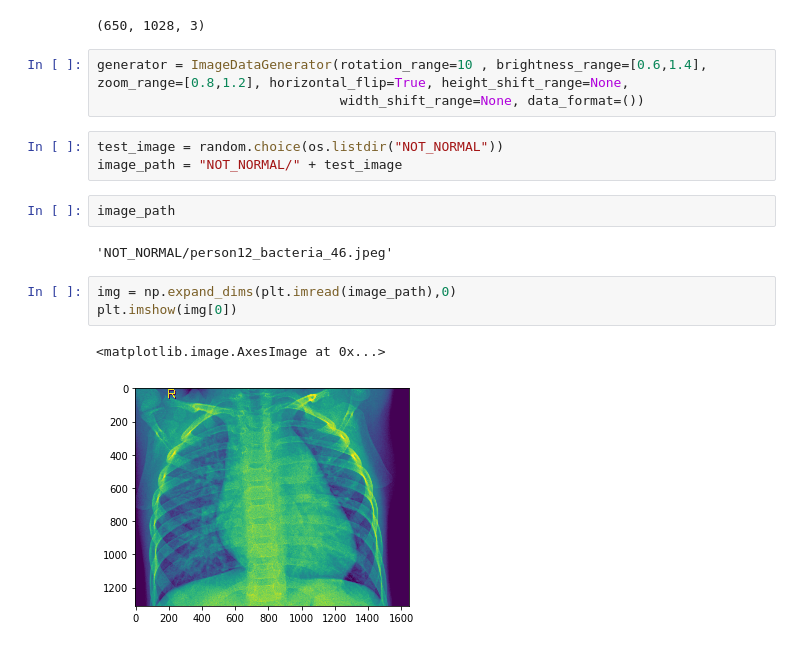
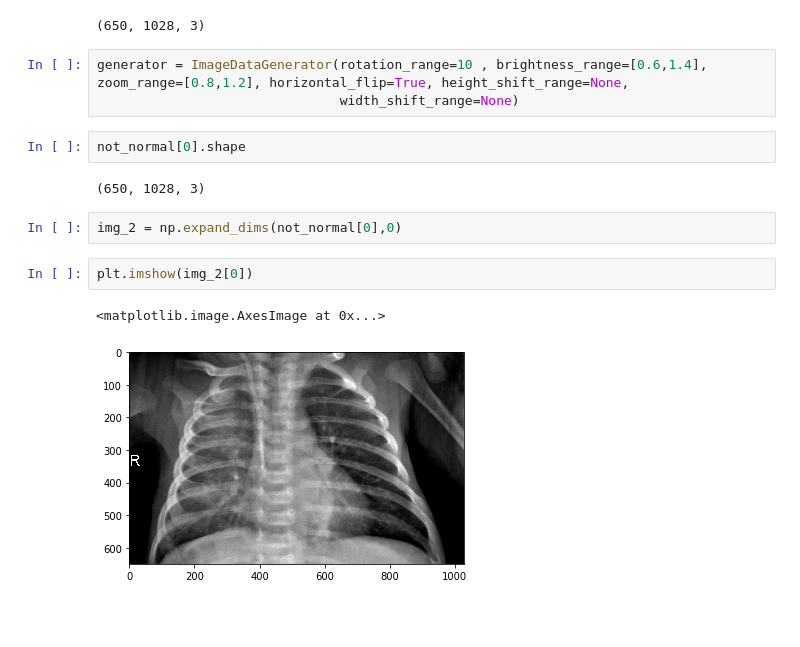
Before and after one commit to ehsansam90/XRAY, a Jupyter notebook: augmentation.ipynb, the cells around one changed output. Drawn from its saved outputs; the diff is of its cells as text; blank space fills up the shorter version.

```diff
--- a/augmentation.ipynb
+++ b/augmentation.ipynb
@@ -43,18 +43,16 @@ not_normal[0].shape
 (650, 1028, 3)
 # %%
 generator = ImageDataGenerator(rotation_range=10 , brightness_range=[0.6,1.4], zoom_range=[0.8,1.2], horizontal_flip=True, height_shift_range=None,
-                               width_shift_range=None, data_format=())
+                               width_shift_range=None)
-# %%
-test_image = random.choice(os.listdir("NOT_NORMAL"))
-image_path = "NOT_NORMAL/" + test_image
-# %%
-image_path
-# %% [output]
-'NOT_NORMAL/person12_bacteria_46.jpeg'
+# %%
+not_normal[0].shape
+# %% [output]
+(650, 1028, 3)
 # %%
-img = np.expand_dims(plt.imread(image_path),0)
-plt.imshow(img[0])
+img_2 = np.expand_dims(not_normal[0],0)
-# %% [output]
-<matplotlib.image.AxesImage at 0x...>
-[figure, removed]
+# %%
+plt.imshow(img_2[0])
+# %% [output]
+<matplotlib.image.AxesImage at 0x...>
+[figure, added]
 # %%
```
Also changed, not shown: parts of 13 cells of this notebook.
